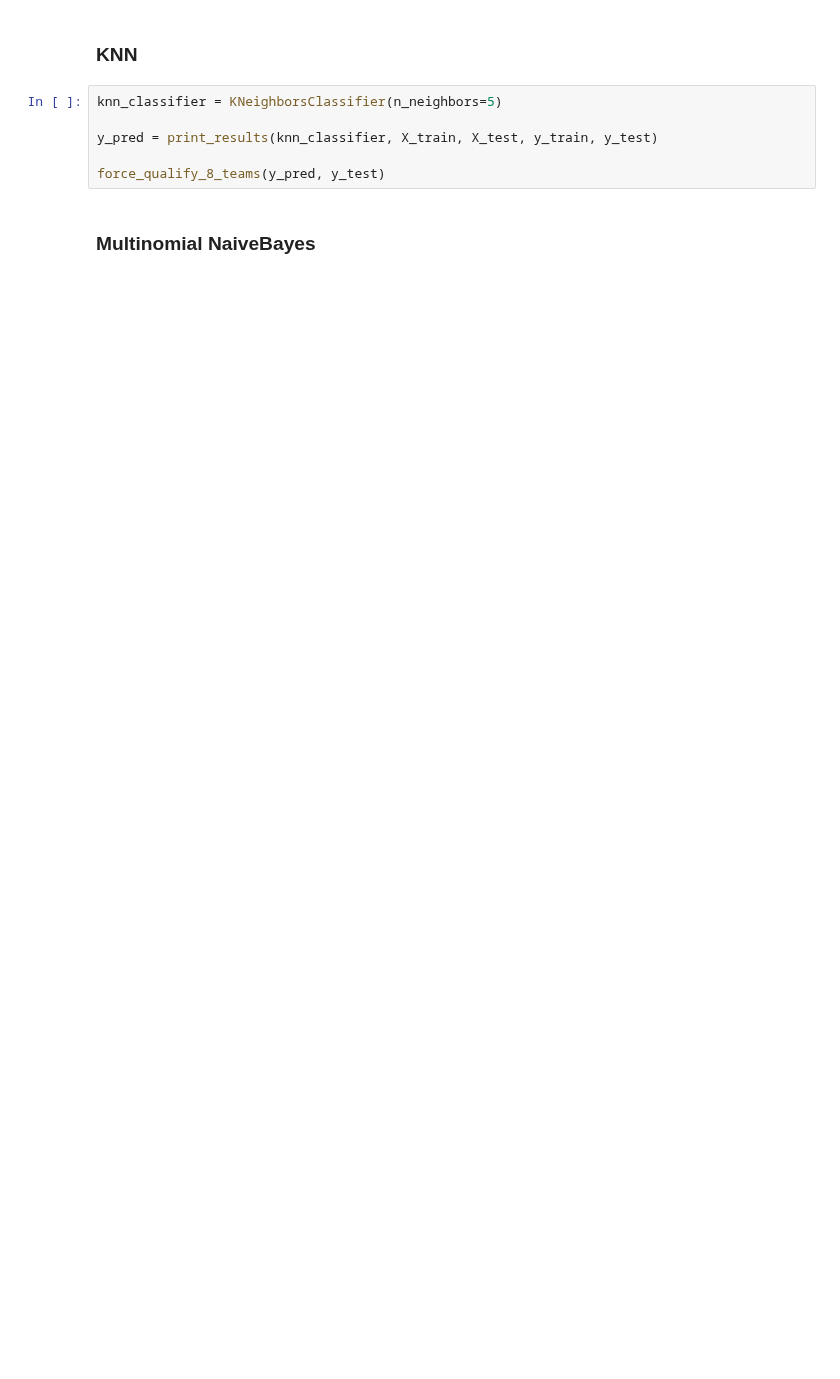
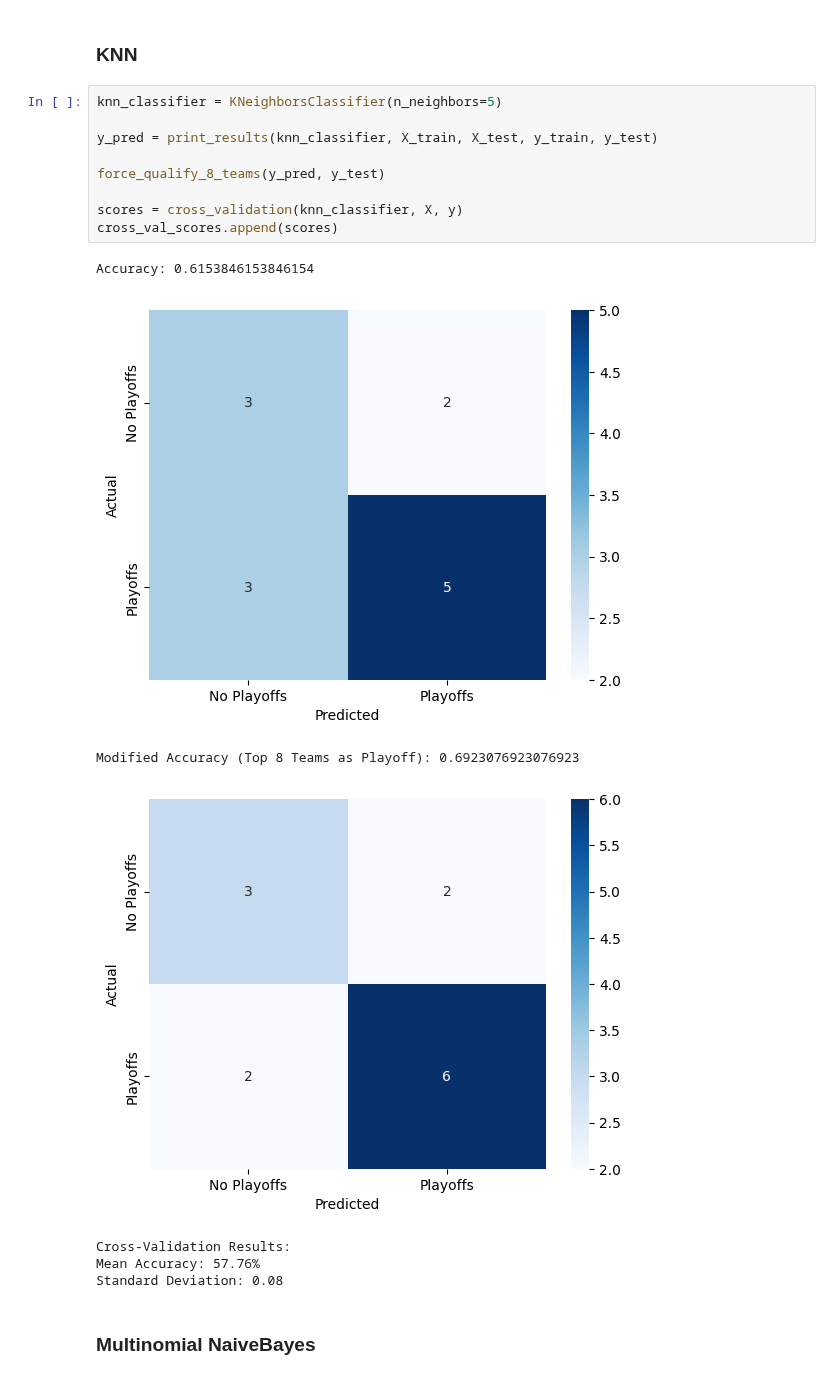
Before and after one commit to jogp10/WnbaPlayoffsPredicting, a Jupyter notebook: notebooks/modelling.ipynb, the cells around one changed output. Drawn from its saved outputs; the diff is of its cells as text; blank space fills up the shorter version.

```diff
--- a/notebooks/modelling.ipynb
+++ b/notebooks/modelling.ipynb
@@ -123,9 +189,20 @@ force_qualify_8_teams(y_pred, y_test)
 # %%
 knn_classifier = KNeighborsClassifier(n_neighbors=5)
 
 y_pred = print_results(knn_classifier, X_train, X_test, y_train, y_test)
 
 force_qualify_8_teams(y_pred, y_test)
+
+scores = cross_validation(knn_classifier, X, y)
+cross_val_scores.append(scores)
+# %% [output]
+Accuracy: 0.6153846153846154
+[figure, added]
+Modified Accuracy (Top 8 Teams as Playoff): 0.6923076923076923
+[figure, added]
+Cross-Validation Results:
+Mean Accuracy: 57.76%
+Standard Deviation: 0.08
 # %% [markdown]
 ### Multinomial NaiveBayes
 # %%
```
Also changed, not shown: parts of 14 cells of this notebook.
